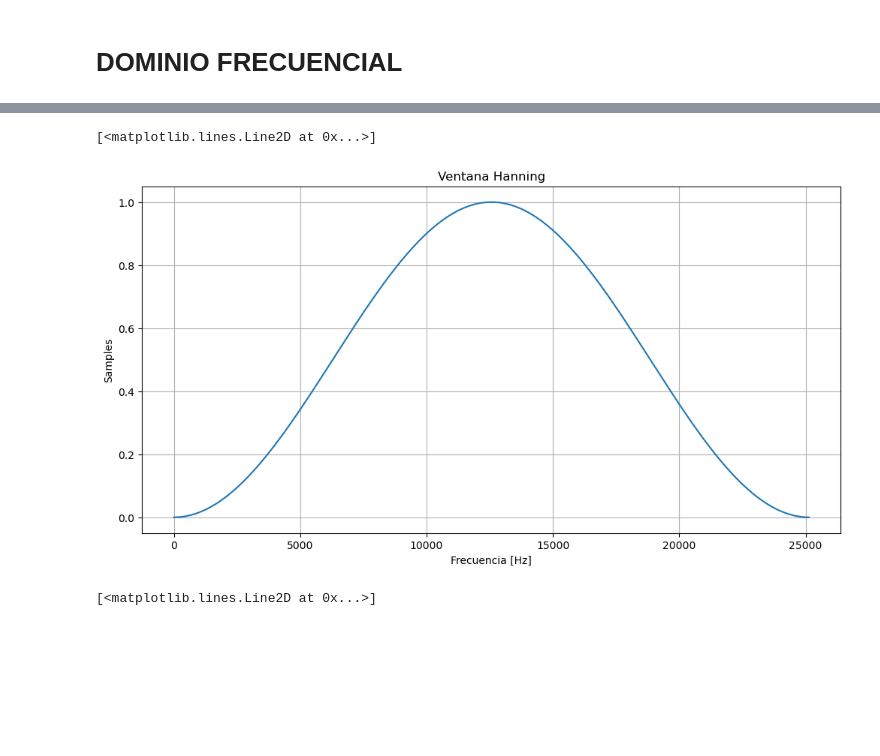
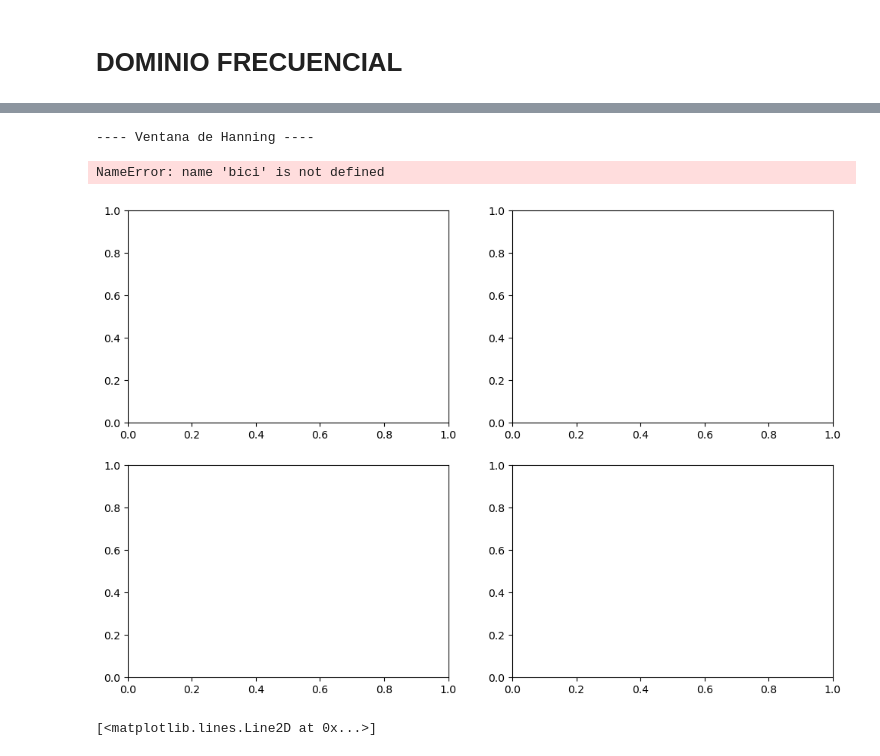
Before and after one commit to uunaii/Industria_R11, a Jupyter notebook: Code.ipynb, the cells around one changed output, grey strips where cells are left out. Drawn from its saved outputs; the diff is of its cells as text; code cells hidden in the pictures; blank space fills up the shorter version.

```diff
--- a/Code.ipynb
+++ b/Code.ipynb
@@ -89,11 +114,22 @@ Kurtosis: 7.19603338253021
-# %%
-from scipy.signal import get_window
-window=get_window("hann",len(df_ejemplo),fftbins=True)
-setup_graph('Ventana Hanning', 'Frecuencia [Hz]', 'Samples', fig_size=(12,6))
-plt.plot(window)
-# %% [output]
-[<matplotlib.lines.Line2D at 0x...>]
-[figure, removed]
+# %%
+# Plot de la ventana de Hanning
+print('---- Ventana de Hanning ----')
+fig, axs = plt.subplots(2, 2, figsize=(12, 8))
+for i, (data, title) in enumerate([(df_bici, 'Bicicleta'), (df_subir_monte, 'Subir Monte'), (bajar_monte, 'Bajar Monte'), (coche, 'Coche')]):
+    ax = axs[i // 2, i % 2]
+    window = get_window("hann", len(data), fftbins=True)
+    ax.set_ylabel('Samples')
+    ax.set_xlabel('Frecuencia [Hz]')
+    setup_graph(ax, 'Ventana Hanning - ' + title)
+
+    # Plot de la aceleración lineal con ventana de Hanning
+    ax.plot(data['Linear Acceleration x (m/s^2)'] * window)
+plt.tight_layout()
+plt.show()
+# %% [output]
+---- Ventana de Hanning ----
+NameError: name 'bici' is not defined
+[figure, added]
 # %%
 plt.plot(df_ejemplo['Linear Acceleration x (m/s^2)']*window)
 # %% [output]
```
Also changed, not shown: parts of 10 cells of this notebook.
